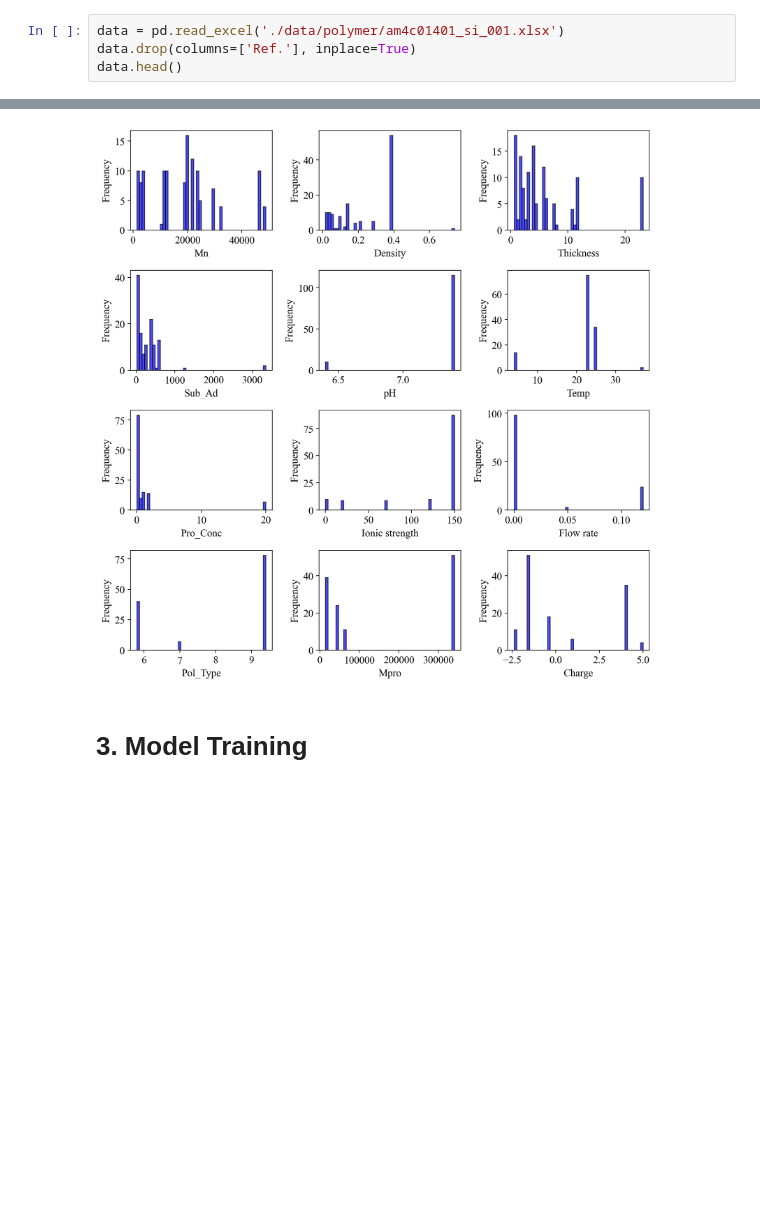
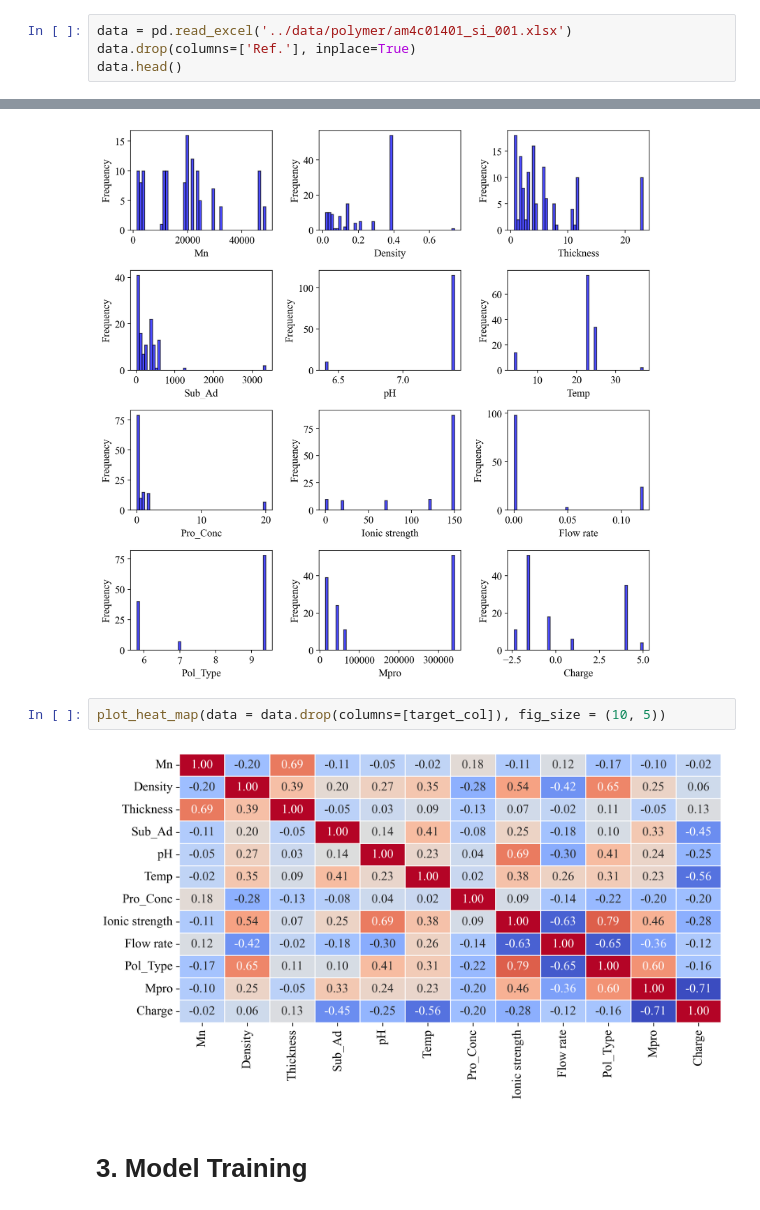
Before and after one commit to EnthusiasticTeslim/ActiveLearner, a Jupyter notebook: notebooks/Polymer.ipynb, the cells around one changed output, grey strips where cells are left out. Cells and saved outputs as stored; diff of their text form; blank space fills up the shorter version.

```diff
--- a/notebooks/Polymer.ipynb
+++ b/notebooks/Polymer.ipynb
@@ -44,7 +44,7 @@ from src.network import Net, Regressor
 # %% [markdown]
 # 2. Load Data
 # %%
-data = pd.read_excel('./data/polymer/am4c01401_si_001.xlsx')
+data = pd.read_excel('../data/polymer/am4c01401_si_001.xlsx')
 data.drop(columns=['Ref.'], inplace=True)
 data.head()
 # %% [output]
@@ -102,6 +102,10 @@ for i, feature in enumerate(features_col):
 plt.tight_layout()
 # %% [output]
 [figure]
+# %%
+plot_heat_map(data = data.drop(columns=[target_col]), fig_size = (10, 5))
+# %% [output]
+[figure, added]
 # %% [markdown]
 # 3. Model Training
 # %%
```
Also changed, not shown: parts of 16 cells of this notebook, 6 other files.
